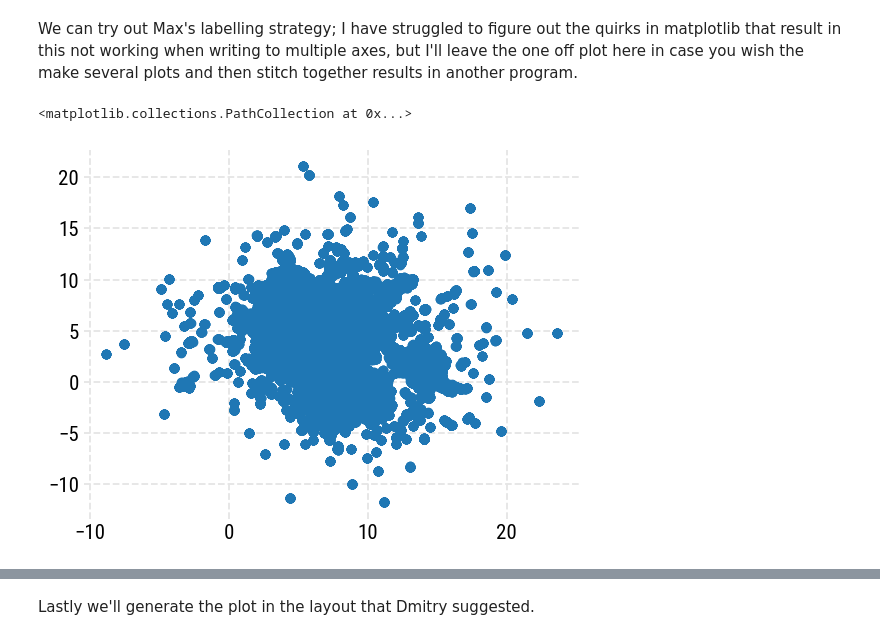
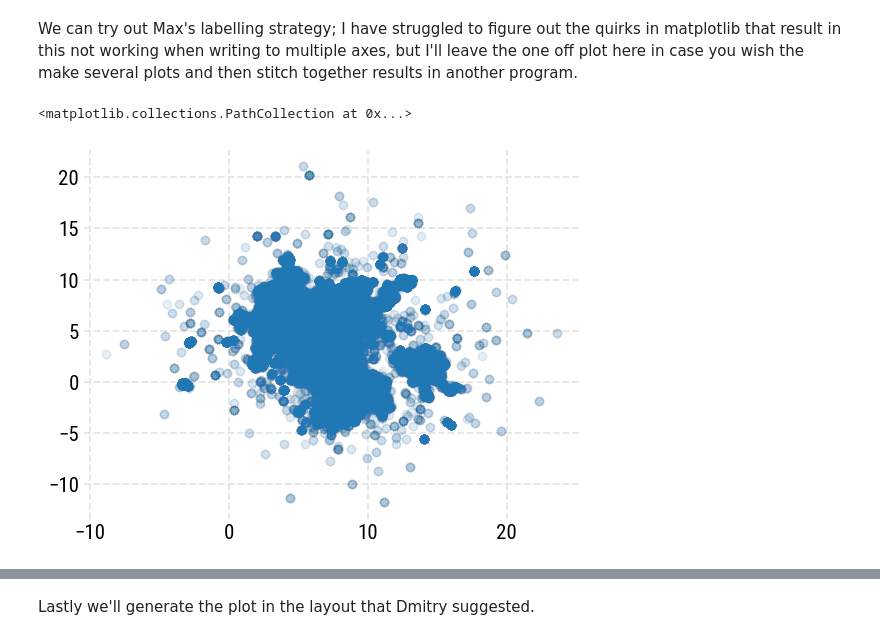
Before and after one commit to dkobak/low-dim-embeddings-review, a Jupyter notebook: code/Plotting Wikipedia dim reduction.ipynb, the cells around one changed output, grey strips where cells are left out. Saved outputs shown, nothing was run; the diff lists cells and outputs as text; code cells hidden in the pictures.

```diff
--- a/code/Plotting Wikipedia dim reduction.ipynb
+++ b/code/Plotting Wikipedia dim reduction.ipynb
@@ -47,7 +53,7 @@ label_color_map['Unlabelled'] = "#d9d9d9"
 # %% [markdown]
 We can try out Max's labelling strategy; I have struggled to figure out the quirks in matplotlib that result in this not working when writing to multiple axes, but I'll leave the one off plot here in case you wish the make several plots and then stitch together results in another program.
 # %%
-plt.scatter(wikipedia_data_map[:,0], wikipedia_data_map[:,1], cmap="tab10")
+plt.scatter(wikipedia_data_map[:,0], wikipedia_data_map[:,1], cmap="tab10",alpha=.01)
 # %% [output]
 <matplotlib.collections.PathCollection at 0x...>
-[figure, old version]
+[figure, new version]
```
Also changed, not shown: parts of 8 cells of this notebook, 27 other files.
